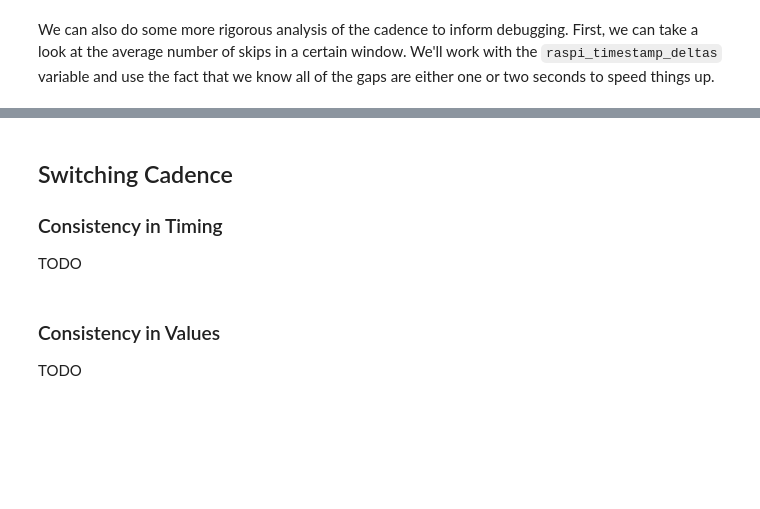
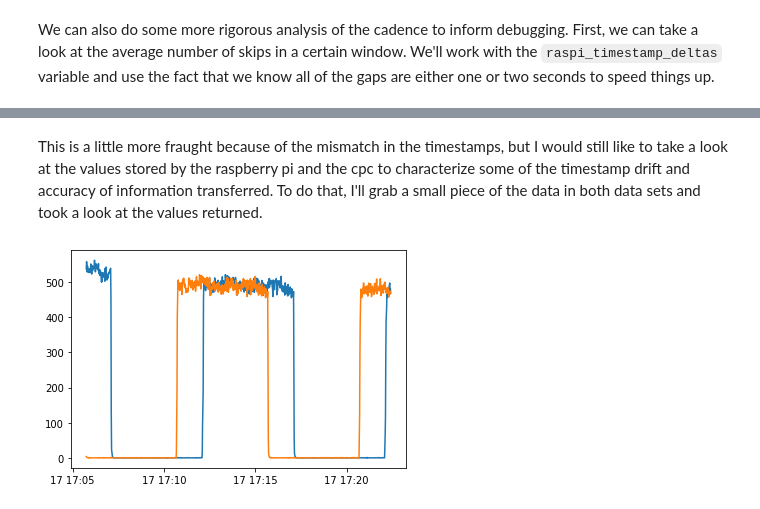
Before and after one commit to airpartners/logger-data-analysis, a Jupyter notebook: 2-2021-raspi-logging-experiment/logging-validation.ipynb, the cells around one changed output, grey strips where cells are left out. Saved outputs shown, nothing was run; the diff lists cells and outputs as text; code cells hidden in the pictures; blank space fills up the shorter version.

```diff
--- a/2-2021-raspi-logging-experiment/logging-validation.ipynb
+++ b/2-2021-raspi-logging-experiment/logging-validation.ipynb
@@ -150,4 +150,0 @@ TODO
-# %% [markdown]
-## Switching Cadence
-### Consistency in Timing
-TODO
@@ -156,3 +150,0 @@ TODO
-# %% [markdown]
-### Consistency in Values
-TODO
@@ -160,0 +151,15 @@ TODO
+# %% [markdown]
+This is a little more fraught because of the mismatch in the timestamps, but I would still like to take a look at the values stored by the raspberry pi and the cpc to characterize some of the timestamp drift and accuracy of information transferred. To do that, I'll grab a small piece of the data in both data sets and took a look at the values returned.
+# %%
+width = 1000 # Number of seconds to look at.
+start = 6000 # Starting data point on raspi.
+raspi_start_dt = raspi.index[start]
+cpc_start_dt = cpc.index.get_loc(raspi_start_dt)
+raspi_concs = raspi.concent[raspi_start_dt:raspi_start_dt + dt.timedelta(seconds=width)]
+cpc_concs = cpc.concent[cpc_start_dt: cpc_start_dt + width] # Assume 1Hz cadence, be careful using this around datapoint 50000
+
+plt.plot(raspi_concs)
+plt.plot(cpc_concs)
+plt.show()
+# %% [output]
+[figure, added]
```
Also changed, not shown: parts of 23 cells of this notebook.
